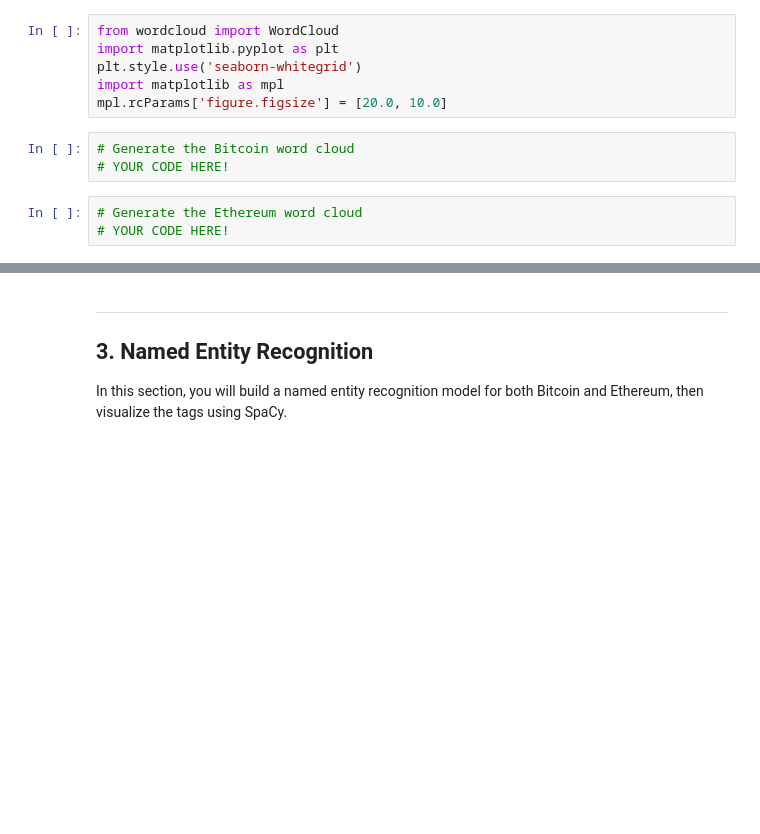
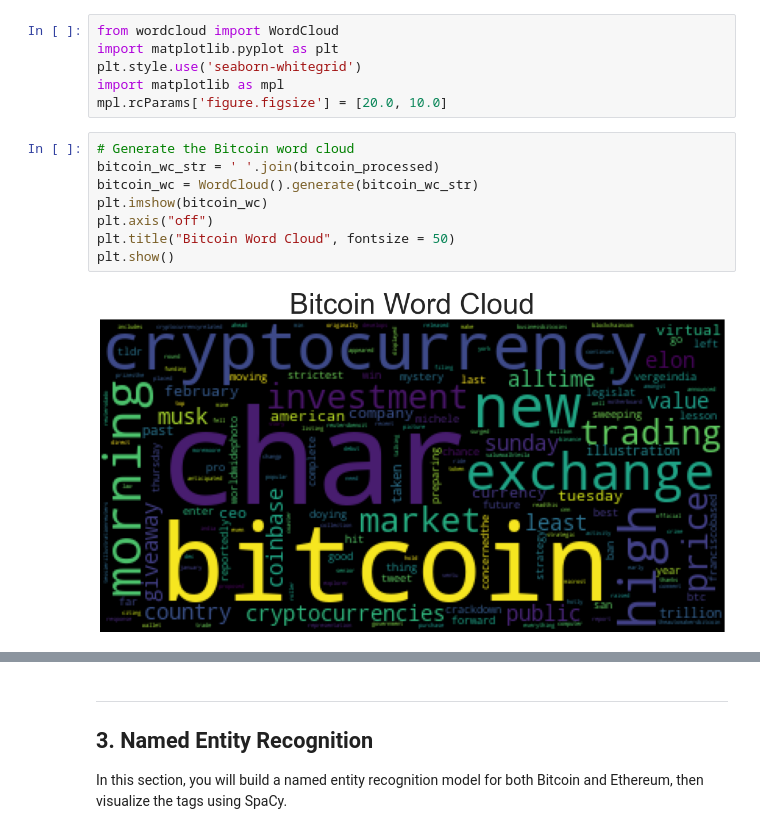
Before and after one commit to vweinblatt123/HW12-NLP, a Jupyter notebook: crypto_sentiment.ipynb, the cells around one changed output, grey strips where cells are left out. Saved outputs shown, nothing was run; the diff lists cells and outputs as text; blank space fills up the shorter version.

```diff
--- a/crypto_sentiment.ipynb
+++ b/crypto_sentiment.ipynb
@@ -352,9 +334,13 @@ import matplotlib.pyplot as plt
 plt.style.use('seaborn-whitegrid')
 import matplotlib as mpl
 mpl.rcParams['figure.figsize'] = [20.0, 10.0]
-# %%
-# Generate the Bitcoin word cloud
-# YOUR CODE HERE!
-# %%
-# Generate the Ethereum word cloud
-# YOUR CODE HERE!
+# %%
+# Generate the Bitcoin word cloud
+bitcoin_wc_str = ' '.join(bitcoin_processed)
+bitcoin_wc = WordCloud().generate(bitcoin_wc_str)
+plt.imshow(bitcoin_wc)
+plt.axis("off")
+plt.title("Bitcoin Word Cloud", fontsize = 50)
+plt.show()
+# %% [output]
+[figure, added]
```
Also changed, not shown: parts of 9 cells of this notebook.
